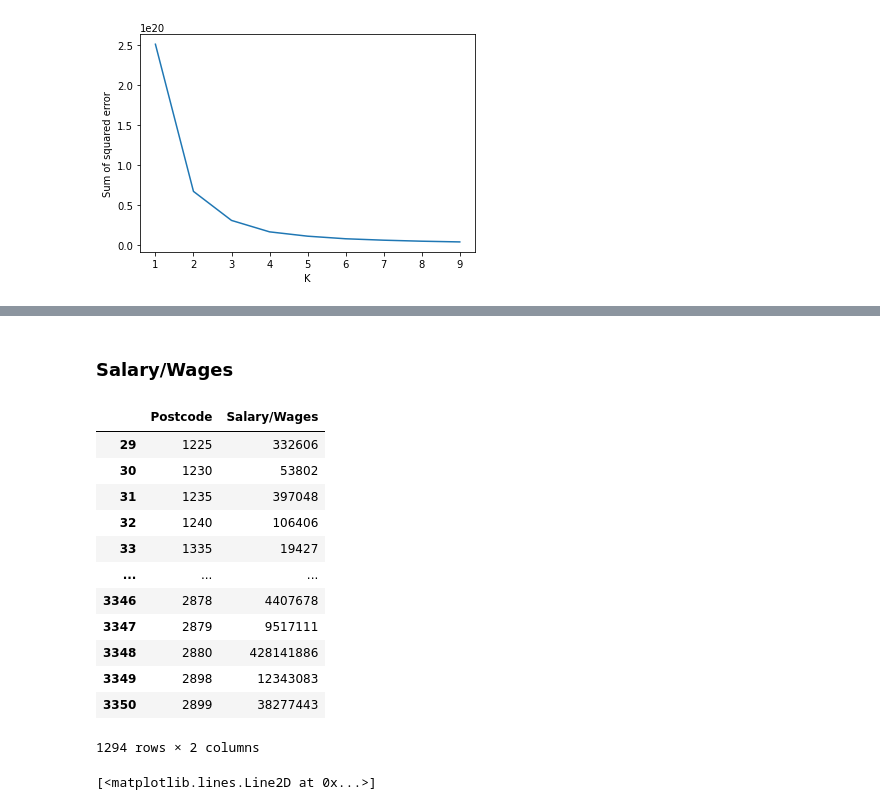
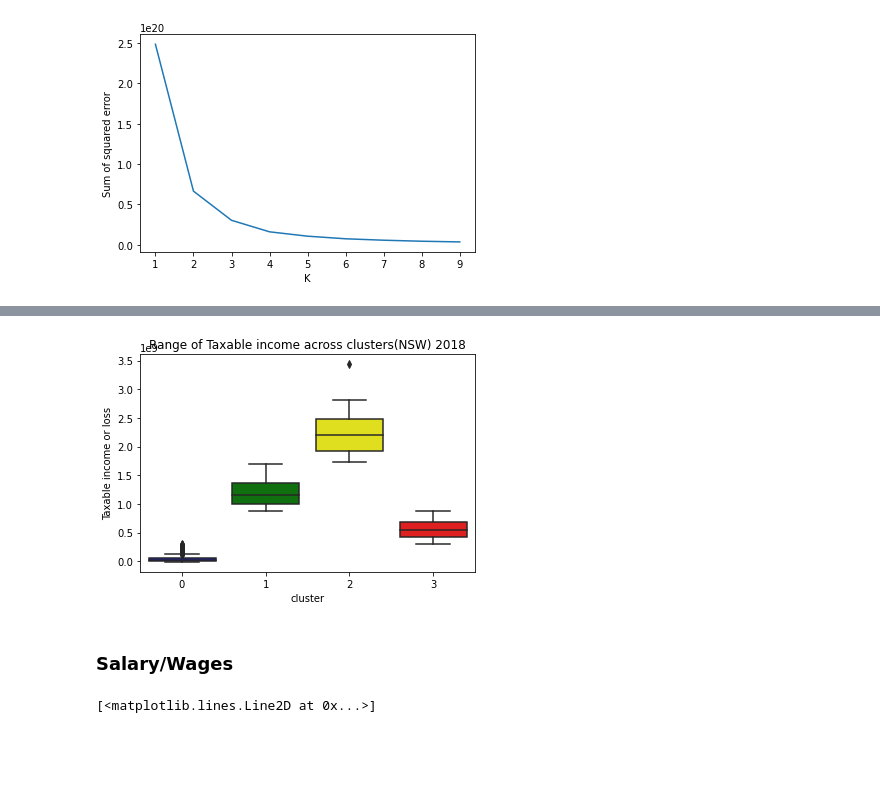
Before and after one commit to camelCaseStyle/DataScienceProject, a Jupyter notebook: 2018-2019 State Clusters.ipynb, the cells around one changed output, grey strips where cells are left out. Drawn from its saved outputs; the diff is of its cells as text; code cells hidden in the pictures; blank space fills up the shorter version.

```diff
--- a/2018-2019 State Clusters.ipynb
+++ b/2018-2019 State Clusters.ipynb
@@ -102,24 +88,15 @@ plt.scatter(df4['Postcode'],df4['Taxable income or loss'],color='red')
+# %%
+palette = ['blue', 'green','yellow','red']
+ax = sns.boxplot(x="cluster", y="Taxable income or loss", data=df_nsw_taxable_income, palette=palette).set_title('Range of Taxable income across clusters(NSW) 2018')
+# %% [output]
+[figure, added]
 # %% [markdown]
 ### Salary/Wages
 # %%
 df_nsw_salary_wages = df_nsw[['Postcode', 'Salary or wages\n$']].copy()
 df_nsw_salary_wages = df_nsw_salary_wages.rename(columns={'Salary or wages\n$': 'Salary/Wages'})
 df_nsw_salary_wages = df_nsw_salary_wages[df_nsw_salary_wages['Postcode'] != 'NSW other']
-df_nsw_salary_wages
+df_nsw_salary_wages = df_nsw_salary_wages[df_nsw_salary_wages['Postcode'] >= 2000]
-# %% [output]
-|  | Postcode | Salary/Wages |
-| 29 | 1225 | 332606 |
-| 30 | 1230 | 53802 |
-| 31 | 1235 | 397048 |
-| 32 | 1240 | 106406 |
-| 33 | 1335 | 19427 |
-| ... | ... | ... |
-| 3346 | 2878 | 4407678 |
-| 3347 | 2879 | 9517111 |
-| 3348 | 2880 | 428141886 |
-| 3349 | 2898 | 12343083 |
-| 3350 | 2899 | 38277443 |
-1294 rows × 2 columns
 # %%
 sse = []
 k_rng = range(1,10)
```
Also changed, not shown: parts of 7 cells of this notebook, 10 other files.
